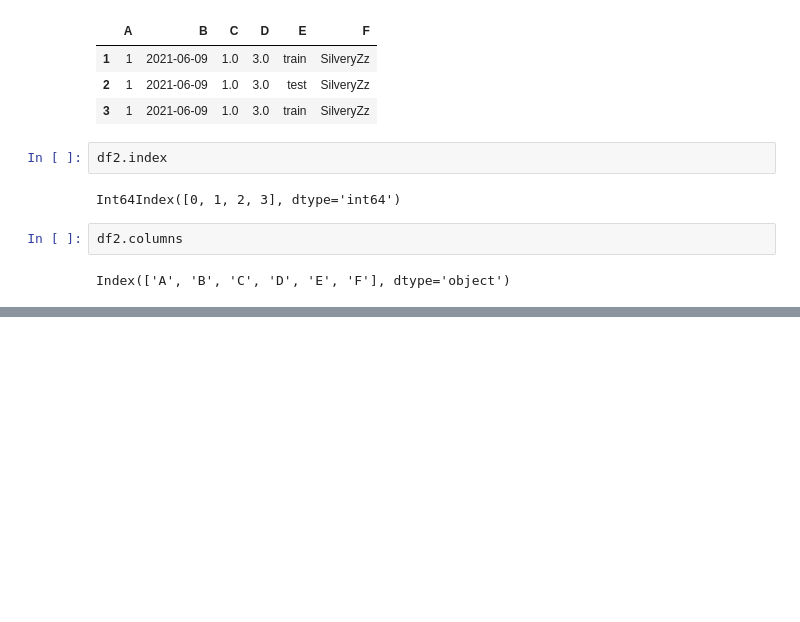
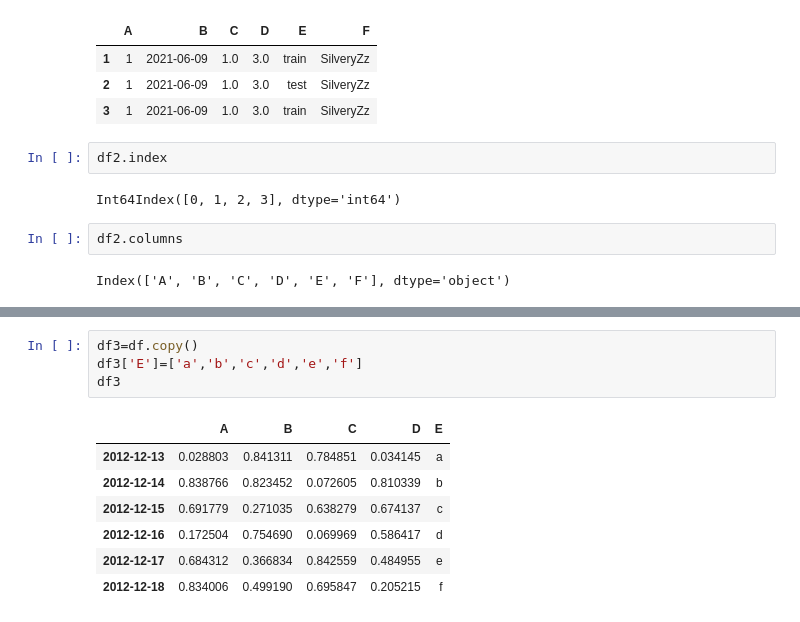
Before and after one commit to slivermaker/ModernAlgorithm, a Jupyter notebook: Code_Matplotlib-NumPy-Pandas/pandas.ipynb, the cells around one changed output, grey strips where cells are left out. Saved outputs shown, nothing was run; the diff lists cells and outputs as text; blank space fills up the shorter version.

```diff
--- a/Code_Matplotlib-NumPy-Pandas/pandas.ipynb
+++ b/Code_Matplotlib-NumPy-Pandas/pandas.ipynb
@@ -120,0 +269,12 @@ df.sort_values(by='B')
+# %%
+df3=df.copy()
+df3['E']=['a','b','c','d','e','f']
+df3
+# %% [output]
+|  | A | B | C | D | E |
+| 2012-12-13 | 0.028803 | 0.841311 | 0.784851 | 0.034145 | a |
+| 2012-12-14 | 0.838766 | 0.823452 | 0.072605 | 0.810339 | b |
+| 2012-12-15 | 0.691779 | 0.271035 | 0.638279 | 0.674137 | c |
+| 2012-12-16 | 0.172504 | 0.754690 | 0.069969 | 0.586417 | d |
+| 2012-12-17 | 0.684312 | 0.366834 | 0.842559 | 0.484955 | e |
+| 2012-12-18 | 0.834006 | 0.499190 | 0.695847 | 0.205215 | f |
```
Also changed, not shown: parts of 45 cells of this notebook, 1 other file.
